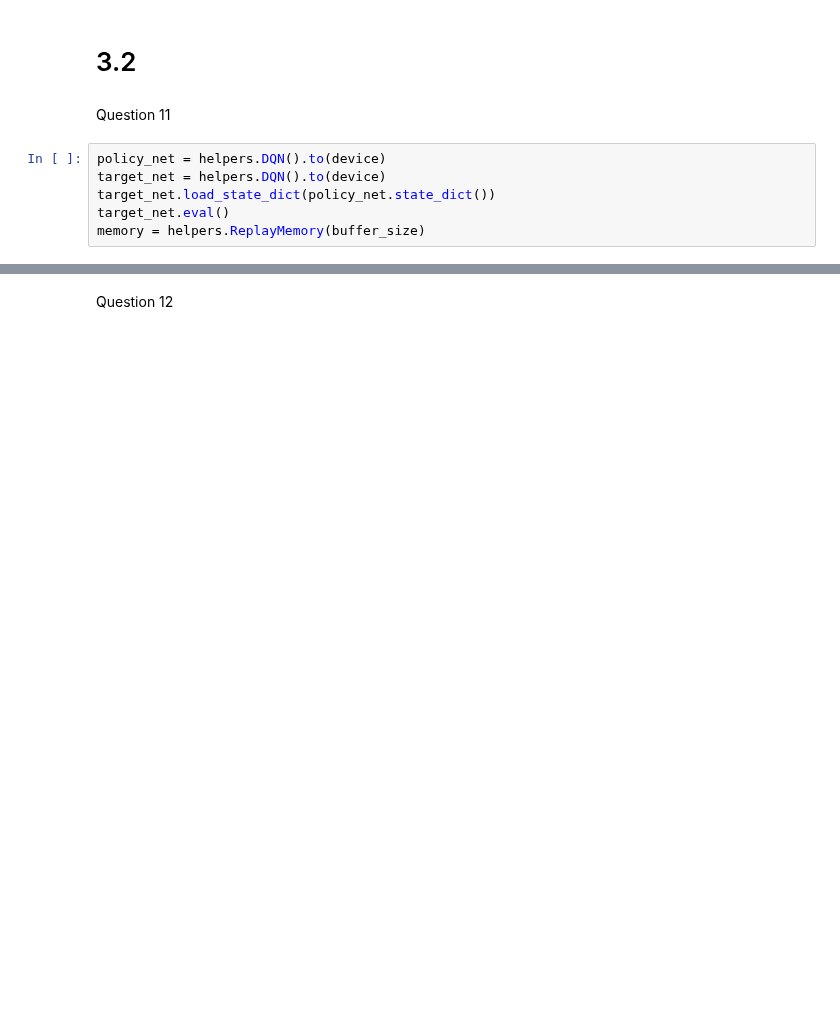
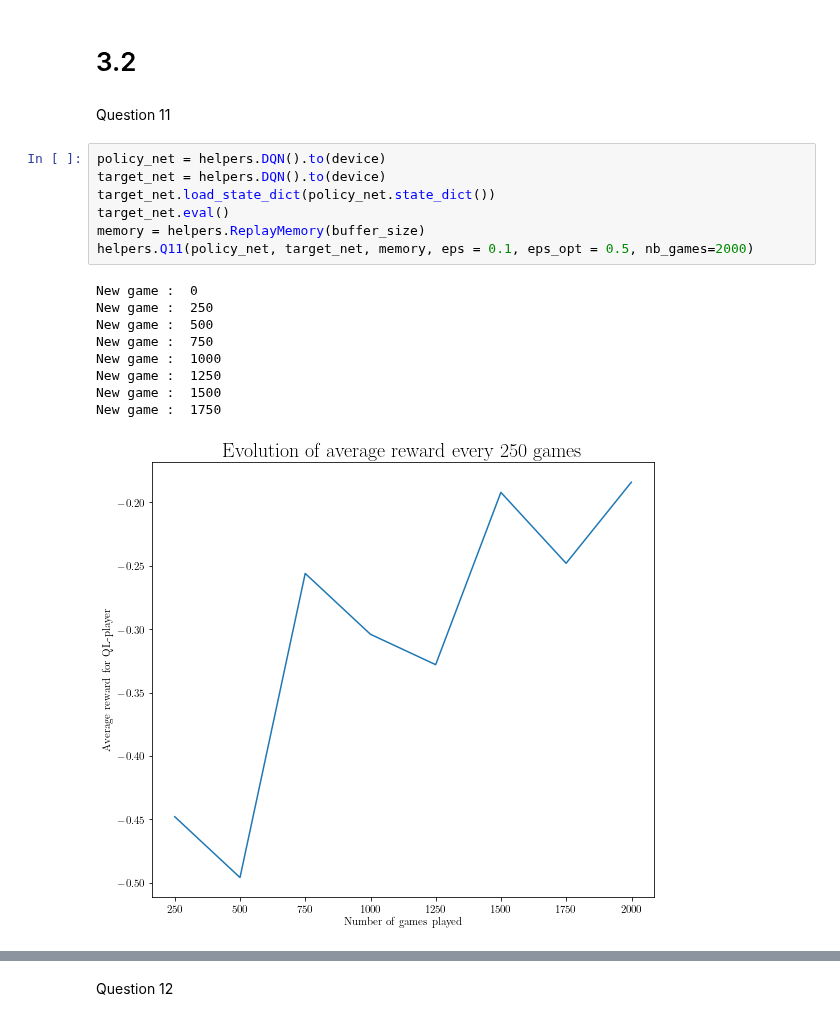
Before and after one commit to louisPoulain/ANN_NIM, a Jupyter notebook: DQN copy 2.ipynb, the cells around one changed output, grey strips where cells are left out. Cells and saved outputs as stored; diff of their text form; blank space fills up the shorter version.

```diff
--- a/DQN copy 2.ipynb
+++ b/DQN copy 2.ipynb
@@ -179,6 +40,17 @@ Question 11
 # %%
 policy_net = helpers.DQN().to(device)
 target_net = helpers.DQN().to(device)
 target_net.load_state_dict(policy_net.state_dict())
 target_net.eval()
 memory = helpers.ReplayMemory(buffer_size)
+helpers.Q11(policy_net, target_net, memory, eps = 0.1, eps_opt = 0.5, nb_games=2000)
+# %% [output]
+New game :  0
+New game :  250
+New game :  500
+New game :  750
+New game :  1000
+New game :  1250
+New game :  1500
+New game :  1750
+[figure, added]
```
Also changed, not shown: parts of 7 cells of this notebook, 5 other files.
